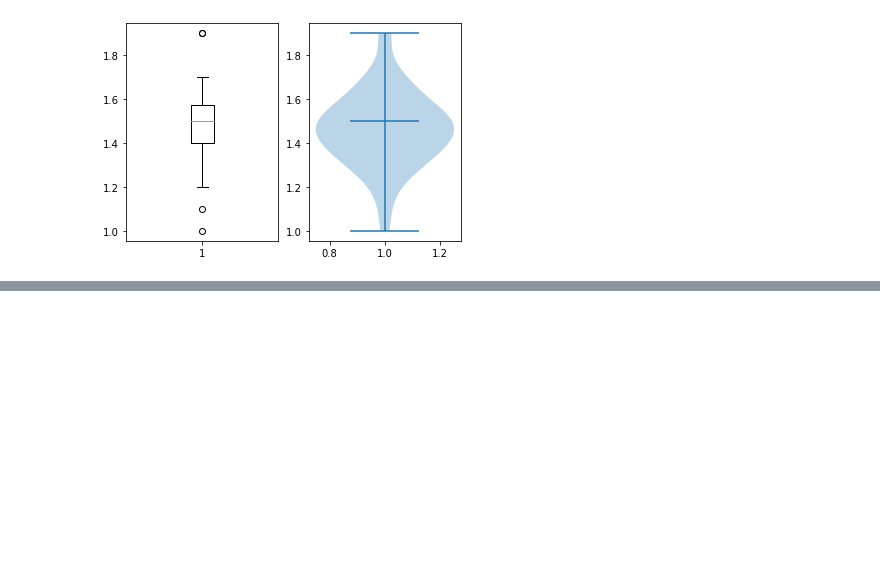
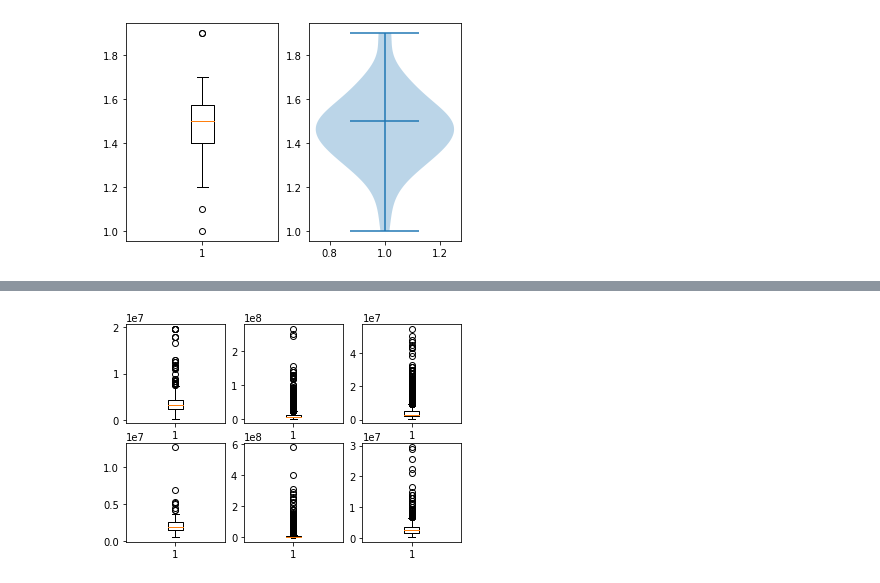
Before and after one commit to Suriya6744/BasicProg_DataViz65, a Jupyter notebook: DataViz02_Data_Distribution_.ipynb, the cells around one changed output, grey strips where cells are left out. Cells and saved outputs as stored; diff of their text form; code cells hidden in the pictures; blank space fills up the shorter version.

```diff
--- a/DataViz02_Data_Distribution_.ipynb
+++ b/DataViz02_Data_Distribution_.ipynb
@@ -377,0 +482,3 @@ vi = plt.violinplot(df['PetalLength'][:50],showmedians=True)
+# %%
+rt = com1[com1['propertytype_name_en_x']=='Detached House'] #สร้างตัวแปร hw1 เพื่อดึงข้อมูลในตาราง com1 เลือกคอลัมน์ propertytype_name_en_x เฉพาะ บ้านเดียวมา
+rt
@@ -377,0 +499,3 @@ vi = plt.violinplot(df['PetalLength'][:50],showmedians=True)
+# %%
+tt = com1[com1['propertytype_name_en_x']=='Condo'] #สร้างตัวแปร hw1 เพื่อดึงข้อมูลในตาราง com1 เลือกคอลัมน์ propertytype_name_en_x เฉพาะ คอนโดมา
+tt
@@ -377,0 +536,8 @@ vi = plt.violinplot(df['PetalLength'][:50],showmedians=True)
+# %%
+hk1= rt[rt['province_name_en']=='Khon Kaen']
+hb2 = rt[rt['province_name_en']=='Bangkok']
+hc3 = rt[rt['province_name_en']=='Chiang Mai']
+# %%
+ck1= tt[tt['province_name_en']=='Khon Kaen']
+cb2 = tt[tt['province_name_en']=='Bangkok']
+cc3 = tt[tt['province_name_en']=='Chiang Mai']
@@ -377,0 +546,16 @@ vi = plt.violinplot(df['PetalLength'][:50],showmedians=True)
+# %%
+plt.subplot(2,3,1)
+bh1 = plt.boxplot(hk1['price_min_x'])
+plt.subplot(2,3,2)
+bh2 = plt.boxplot(hb2['price_min_x'])
+plt.subplot(2,3,3)
+bh3 = plt.boxplot(hc3['price_min_x'])
+
+plt.subplot(2,3,4)
+bh4 = plt.boxplot(ck1['price_min_x'])
+plt.subplot(2,3,5)
+bh5 = plt.boxplot(cb2['price_min_x'])
+plt.subplot(2,3,6)
+bh6 = plt.boxplot(cc3['price_min_x'])
+# %% [output]
+[figure, added]
```
Also changed, not shown: parts of 34 cells of this notebook.
